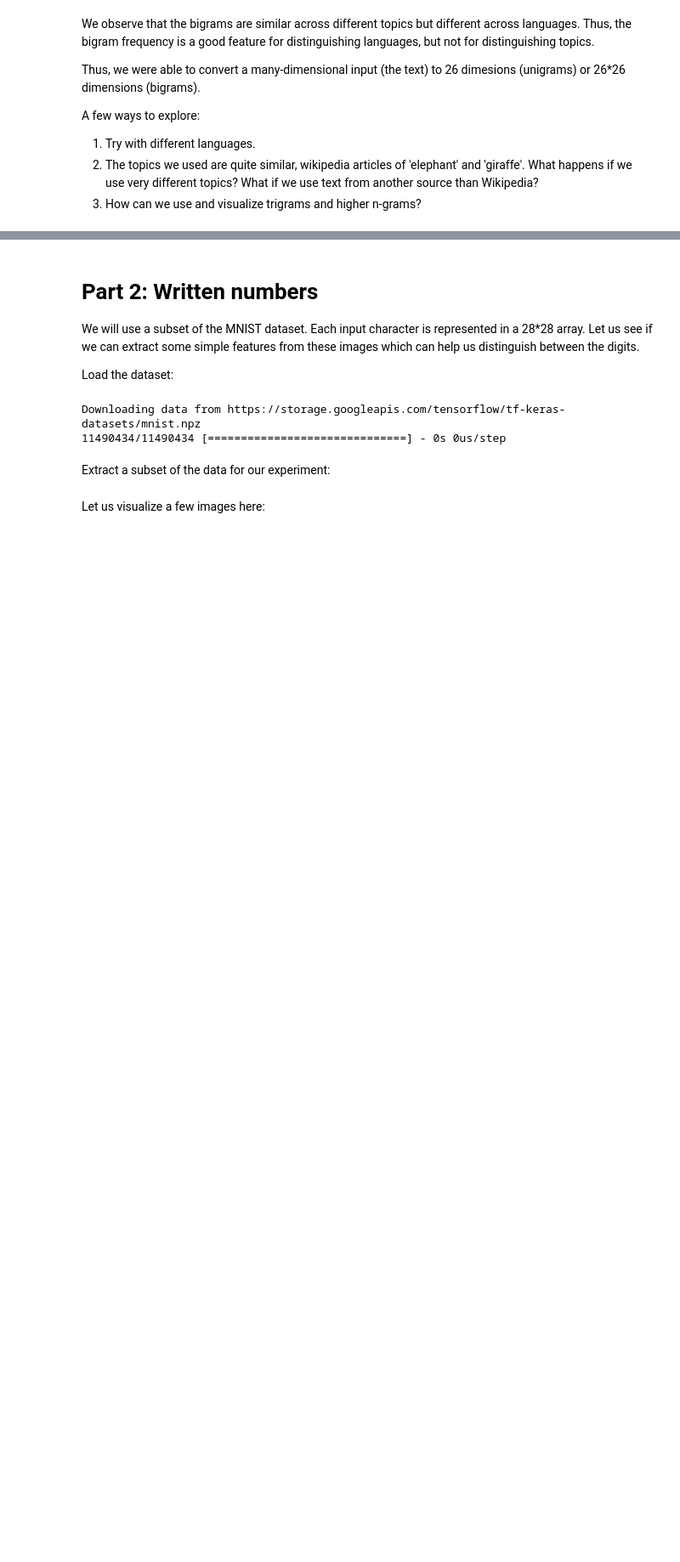
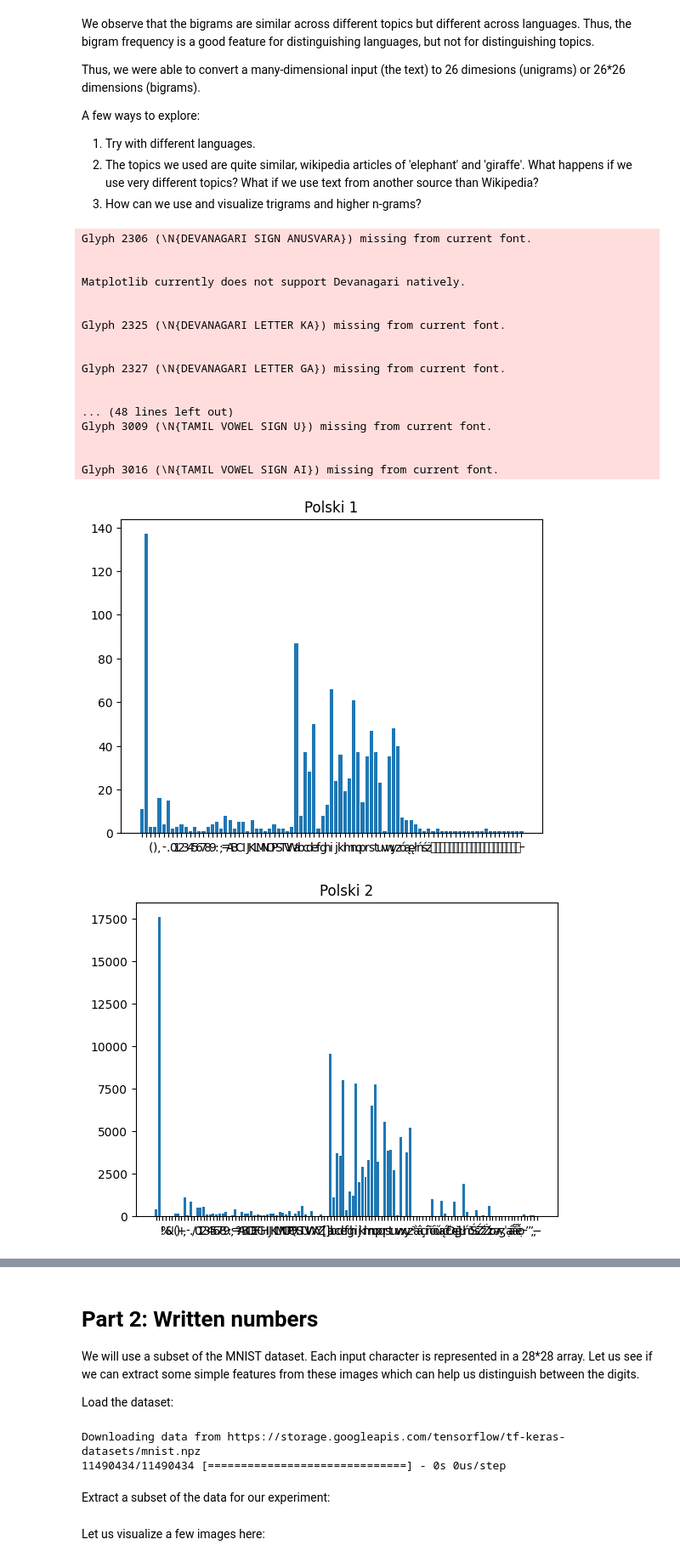
Before and after one commit to LakshmiAjay/FMML2023, a Jupyter notebook: Module_01_Lab_01_Features.ipynb, the cells around one changed output, grey strips where cells are left out. Shown at 85% size. Saved outputs shown, nothing was run; the diff lists cells and outputs as text; code cells hidden in the pictures; blank space fills up the shorter version.

```diff
--- a/Module_01_Lab_01_Features.ipynb
+++ b/Module_01_Lab_01_Features.ipynb
@@ -231,3 +231,48 @@ A few ways to explore:
 1. Try with different languages.
 2. The topics we used are quite similar, wikipedia articles of 'elephant' and 'giraffe'. What happens if we use very different topics? What if we use text from another source than Wikipedia?
 3. How can we use and visualize trigrams and higher n-grams?
+# %%
+#ANSWERS
+#Using different languages and completely unrelated topics
+
+music='Carnatic music'
+xpres='Donald Trump'
+
+wikipedia.set_lang('pl')#Polski
+
+pl1=wikipedia.page(music).content
+pl2=wikipedia.page(xpres).content
+
+wikipedia.set_lang('de') #German
+
+de1=wikipedia.page(music).content
+de2=wikipedia.page(xpres).content
+# %%
+unigram_pl1 = Counter(ngrams(pl1,1))
+plothistogram(unigram_pl1)
+plt.title('Polski 1')
+plt.show()
+unigram_pl2 = Counter(ngrams(pl2,1))
+plothistogram(unigram_pl2)
+plt.title('Polski 2')
+plt.show()
+# %% [output]
+Glyph 2306 (\N{DEVANAGARI SIGN ANUSVARA}) missing from current font.
+
+
+Matplotlib currently does not support Devanagari natively.
+
+
+Glyph 2325 (\N{DEVANAGARI LETTER KA}) missing from current font.
+
+
+Glyph 2327 (\N{DEVANAGARI LETTER GA}) missing from current font.
+
+
+... (48 lines left out)
+Glyph 3009 (\N{TAMIL VOWEL SIGN U}) missing from current font.
+
+
+Glyph 3016 (\N{TAMIL VOWEL SIGN AI}) missing from current font.
+[figure, added]
+[figure, added]
```
Also changed, not shown: parts of 9 cells of this notebook.
